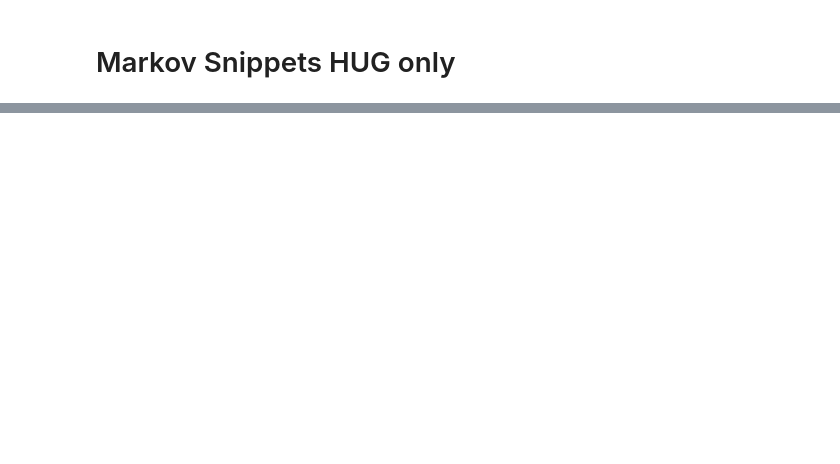
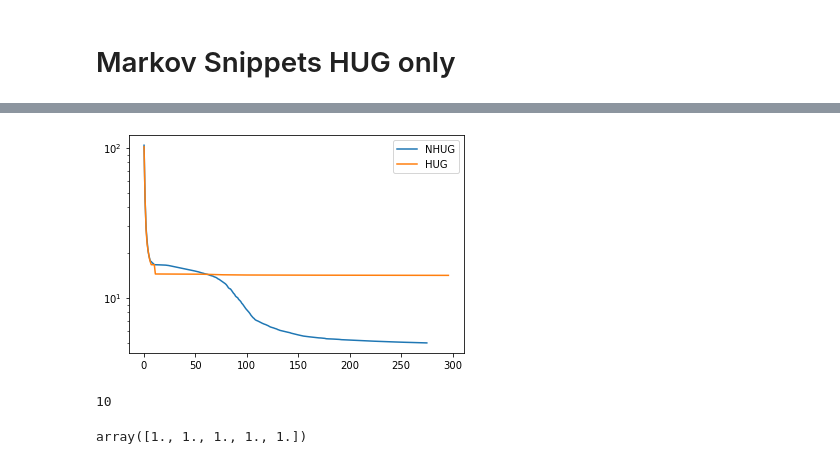
Before and after one commit to MauroCE/ManifoldSampling, a Jupyter notebook: Untitled2.ipynb, the cells around one changed output, grey strips where cells are left out. Drawn from its saved outputs; the diff is of its cells as text; code cells hidden in the pictures; blank space fills up the shorter version.

```diff
--- a/Untitled2.ipynb
+++ b/Untitled2.ipynb
@@ -272 +290,10 @@ Iteration:  1
 ValueError was raised:
+# %%
+fig, ax = plt.subplots()
+ax.plot(ms_han.εs[3:300], label='NHUG')
+ax.plot(ms_thug.εs[3:300], label='HUG')
+ax.set_yscale('log')
+ax.legend()
+plt.show()
+# %% [output]
+[figure, added]
@@ -272,0 +302,8 @@ ValueError was raised:
+# %%
+int(B*prop_hug)
+# %% [output]
+10
+# %%
+np.concatenate((ones(5), -ones(0)))
+# %% [output]
+array([1., 1., 1., 1., 1.])
```
Also changed, not shown: parts of 4 cells of this notebook, 2 other files.
